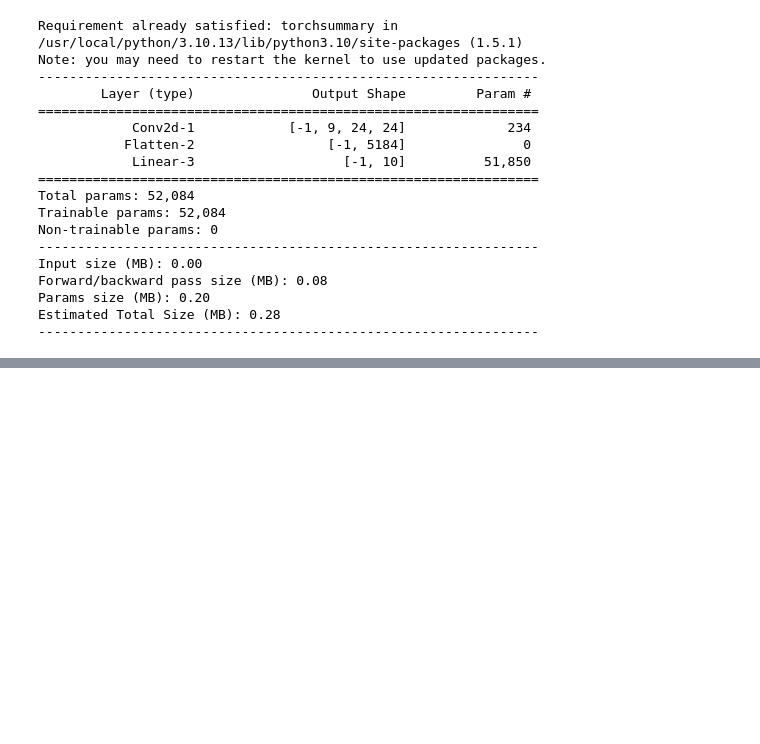
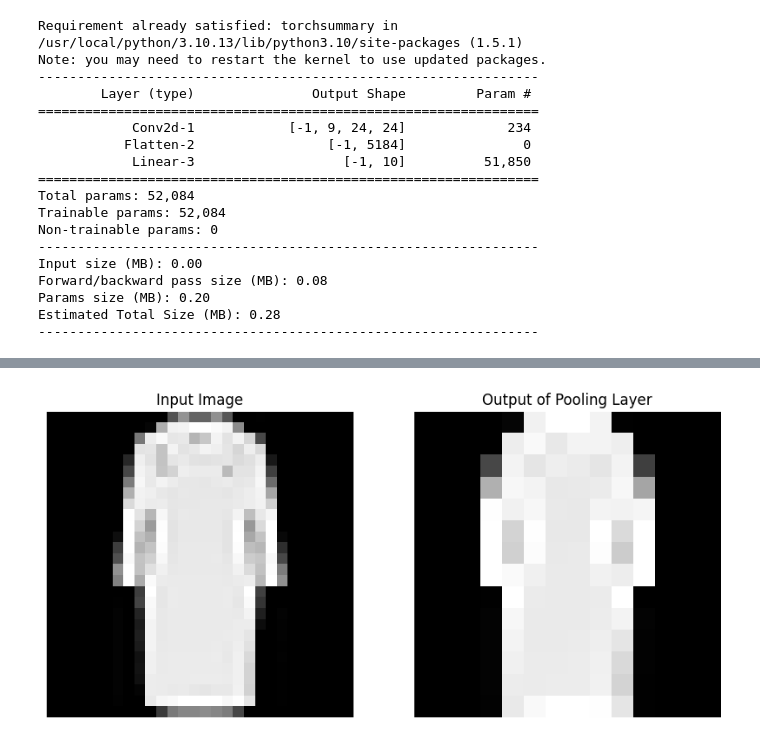
Before and after one commit to Konkuk-Univ-Glocal-Campus/introai202401-midterm-sungminiioo, a Jupyter notebook: Untitled-1.ipynb, the cells around one changed output, grey strips where cells are left out. Saved outputs shown, nothing was run; the diff lists cells and outputs as text; code cells hidden in the pictures; blank space fills up the shorter version.

```diff
--- a/Untitled-1.ipynb
+++ b/Untitled-1.ipynb
@@ -187,3 +187,23 @@ Epoch 5/5: Train Loss: 0.0023, Train Acc: 89.68%, Test Loss: 0.0028, Test Acc: 8
+# %%
+import pytorchcv
+from pytorchcv import visualize_pooling_layer_on_fashion_mnist
+import torch.nn as nn
+import torchvision.transforms as transforms
+from torchvision.datasets import FashionMNIST
+from torch.utils.data import DataLoader
+
+# FashionMNIST 데이터셋 로드
+transform = transforms.Compose([transforms.ToTensor()])
+test_dataset = FashionMNIST(root='./data', train=False, transform=transform, download=True)
+test_loader = DataLoader(test_dataset, batch_size=1, shuffle=True)
+
+# 예시: 2x2 최대 풀링 레이어 생성
+max_pool_layer = nn.MaxPool2d(kernel_size=2, stride=2)
+
+# FashionMNIST 데이터셋에서 풀링 레이어 시각화
+visualize_pooling_layer_on_fashion_mnist(max_pool_layer, test_loader)
+# %% [output]
+[figure, added]
 # %%
 #모델 성능 검증
 def evaluate_model(model, test_loader):
```
Also changed, not shown: parts of 3 cells of this notebook.
